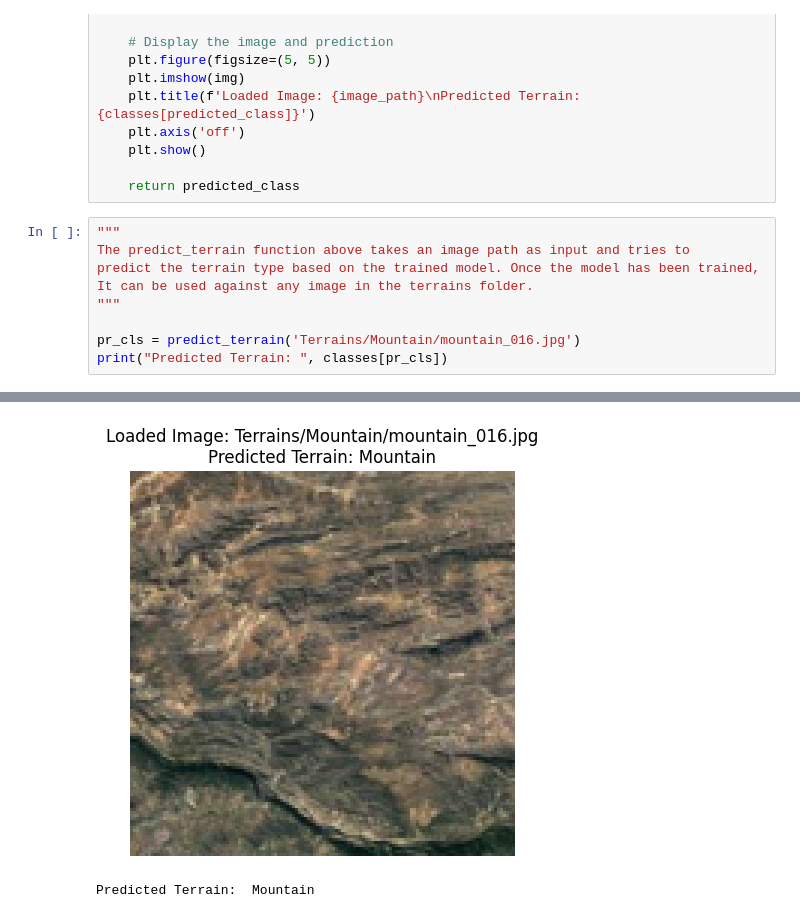
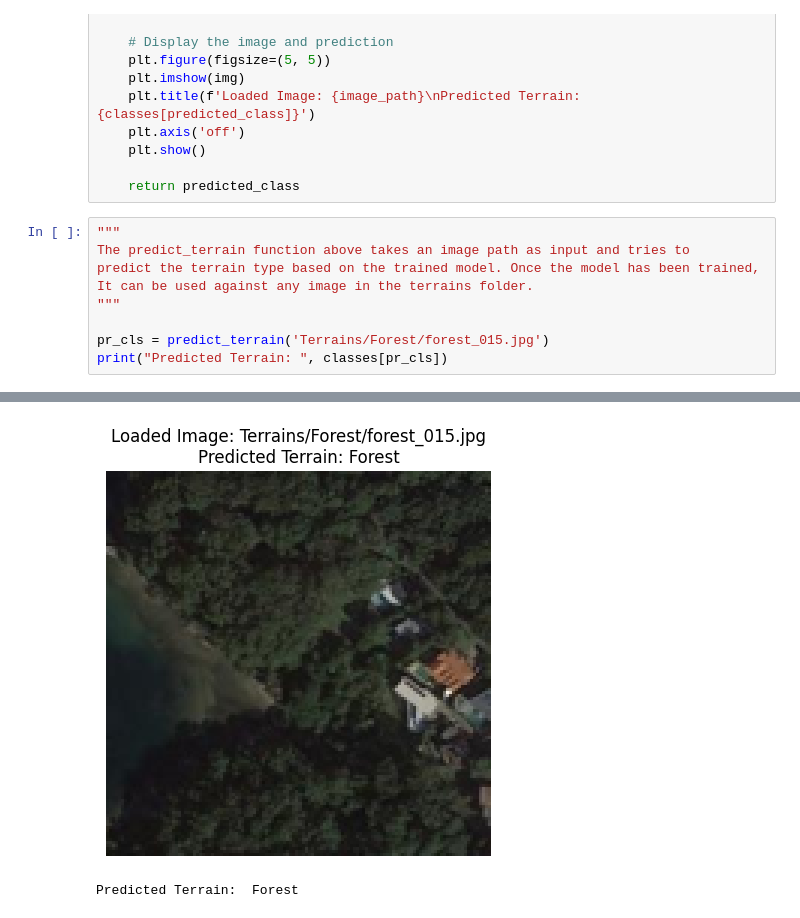
Before and after one commit to cruisemaniac/pde4433_coursework2, a Jupyter notebook: coursework2.ipynb, the cells around one changed output, grey strips where cells are left out. Saved outputs shown, nothing was run; the diff lists cells and outputs as text.

```diff
--- a/coursework2.ipynb
+++ b/coursework2.ipynb
@@ -235,6 +234,6 @@ predict the terrain type based on the trained model. Once the model has been tra
 It can be used against any image in the terrains folder.
 """
 
-pr_cls = predict_terrain('Terrains/Mountain/mountain_016.jpg')
+pr_cls = predict_terrain('Terrains/Forest/forest_015.jpg')
 print("Predicted Terrain: ", classes[pr_cls])
 # %% [output]
@@ -242,2 +241,2 @@ print("Predicted Terrain: ", classes[pr_cls])
-[figure, old version]
+[figure, new version]
-Predicted Terrain:  Mountain
+Predicted Terrain:  Forest
```
Also changed, not shown: parts of 2 cells of this notebook, 1 other file.
